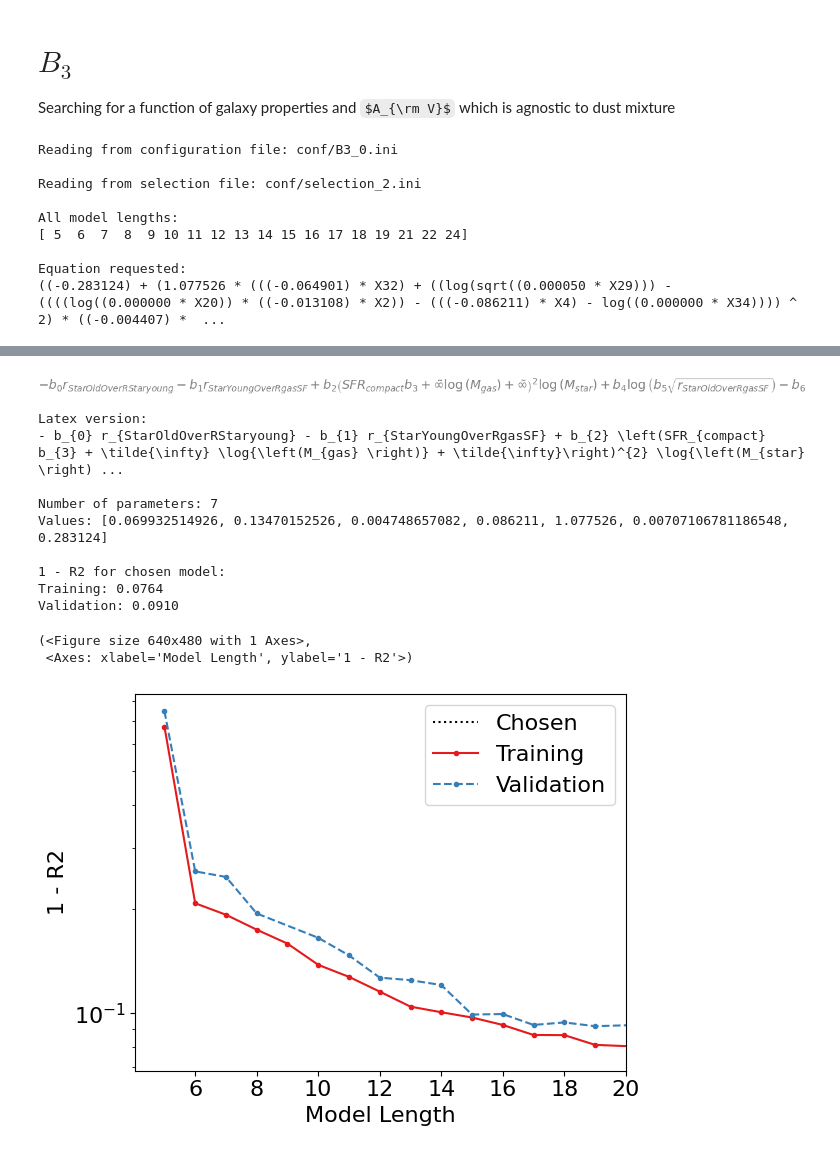
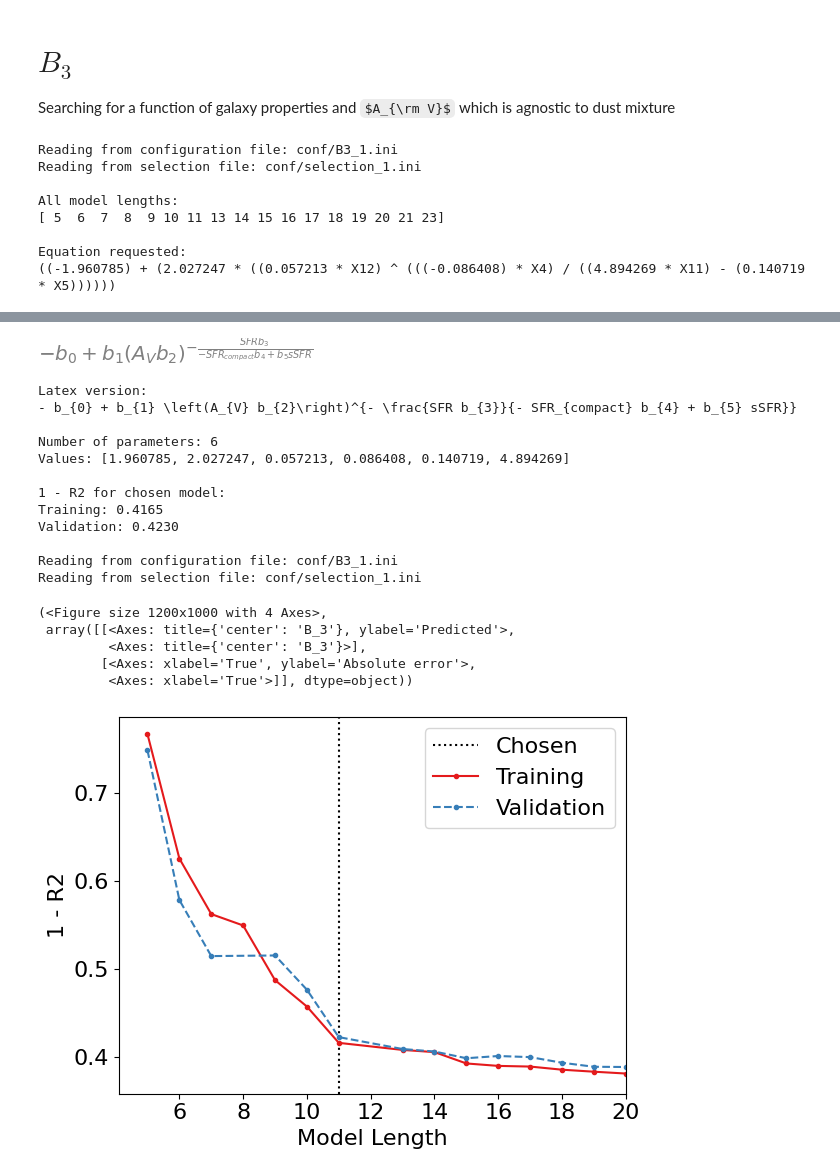
Before and after one commit to maho3/iob-attenuation, a Jupyter notebook: gal_props/gal_prop_results.ipynb, the cells around one changed output, grey strips where cells are left out. Cells and saved outputs as stored; diff of their text form; code cells hidden in the pictures; some formulas as TeX source.

```diff
--- a/gal_props/gal_prop_results.ipynb
+++ b/gal_props/gal_prop_results.ipynb
@@ -222,16 +165,17 @@ Validation: 0.1347
 
 Searching for a function of galaxy properties and $A_{\rm V}$ which is agnostic to dust mixture
 # %%
-ini_file = 'conf/B3_0.ini'; ilen = None
-importlib.reload(processing_fun)
-processing_fun.plot_pareto(ini_file, ilen=ilen, yvar='R2', yscale='log', loss_max=1.0)
+ini_file = 'conf/B3_0.ini'; ilen = 11
+ini_file = 'conf/B3_1.ini'; ilen = 11
+
+processing_fun.plot_pareto(ini_file, ilen=ilen, yvar='R2', yscale='linear', loss_max=1.0)
+processing_fun.prediction_plots(ini_file, ilen=ilen, frac_error=False)
 # %% [output]
-Reading from configuration file: conf/B3_0.ini
-
-Reading from selection file: conf/selection_2.ini
+Reading from configuration file: conf/B3_1.ini
+Reading from selection file: conf/selection_1.ini
 
 All model lengths:
-[ 5  6  7  8  9 10 11 12 13 14 15 16 17 18 19 21 22 24]
+[ 5  6  7  8  9 10 11 13 14 15 16 17 18 19 20 21 23]
 
 Equation requested:
-((-0.283124) + (1.077526 * (((-0.064901) * X32) + ((log(sqrt((0.000050 * X29))) - ((((log((0.000000 * X20)) * ((-0.013108) * X2)) - (((-0.086211) * X4) - log((0.000000 * X34)))) ^ 2) * ((-0.004407) *  ...
+((-1.960785) + (2.027247 * ((0.057213 * X12) ^ (((-0.086408) * X4) / ((4.894269 * X11) - (0.140719 * X5))))))
@@ -238,13 +183,19 @@ Equation requested:
-[figure, old version]
+[figure, new version]
-Latex version:
-- b_{0} r_{StarOldOverRStaryoung} - b_{1} r_{StarYoungOverRgasSF} + b_{2} \left(SFR_{compact} b_{3} + \tilde{\infty} \log{\left(M_{gas} \right)} + \tilde{\infty}\right)^{2} \log{\left(M_{star} \right) ...
-
-Number of parameters: 7
-Values: [0.069932514926, 0.13470152526, 0.004748657082, 0.086211, 1.077526, 0.00707106781186548, 0.283124]
-
-1 - R2 for chosen model:
-Training: 0.0764
-Validation: 0.0910
-(<Figure size 640x480 with 1 Axes>,
- <Axes: xlabel='Model Length', ylabel='1 - R2'>)
+Latex version:
+- b_{0} + b_{1} \left(A_{V} b_{2}\right)^{- \frac{SFR b_{3}}{- SFR_{compact} b_{4} + b_{5} sSFR}}
+
+Number of parameters: 6
+Values: [1.960785, 2.027247, 0.057213, 0.086408, 0.140719, 4.894269]
+
+1 - R2 for chosen model:
+Training: 0.4165
+Validation: 0.4230
+
+Reading from configuration file: conf/B3_1.ini
+Reading from selection file: conf/selection_1.ini
+(<Figure size 1200x1000 with 4 Axes>,
+ array([[<Axes: title={'center': 'B_3'}, ylabel='Predicted'>,
+         <Axes: title={'center': 'B_3'}>],
+        [<Axes: xlabel='True', ylabel='Absolute error'>,
+         <Axes: xlabel='True'>]], dtype=object))
-[figure, old version]
+[figure, new version]
```
Also changed, not shown: parts of 11 cells of this notebook, 30 other files.
